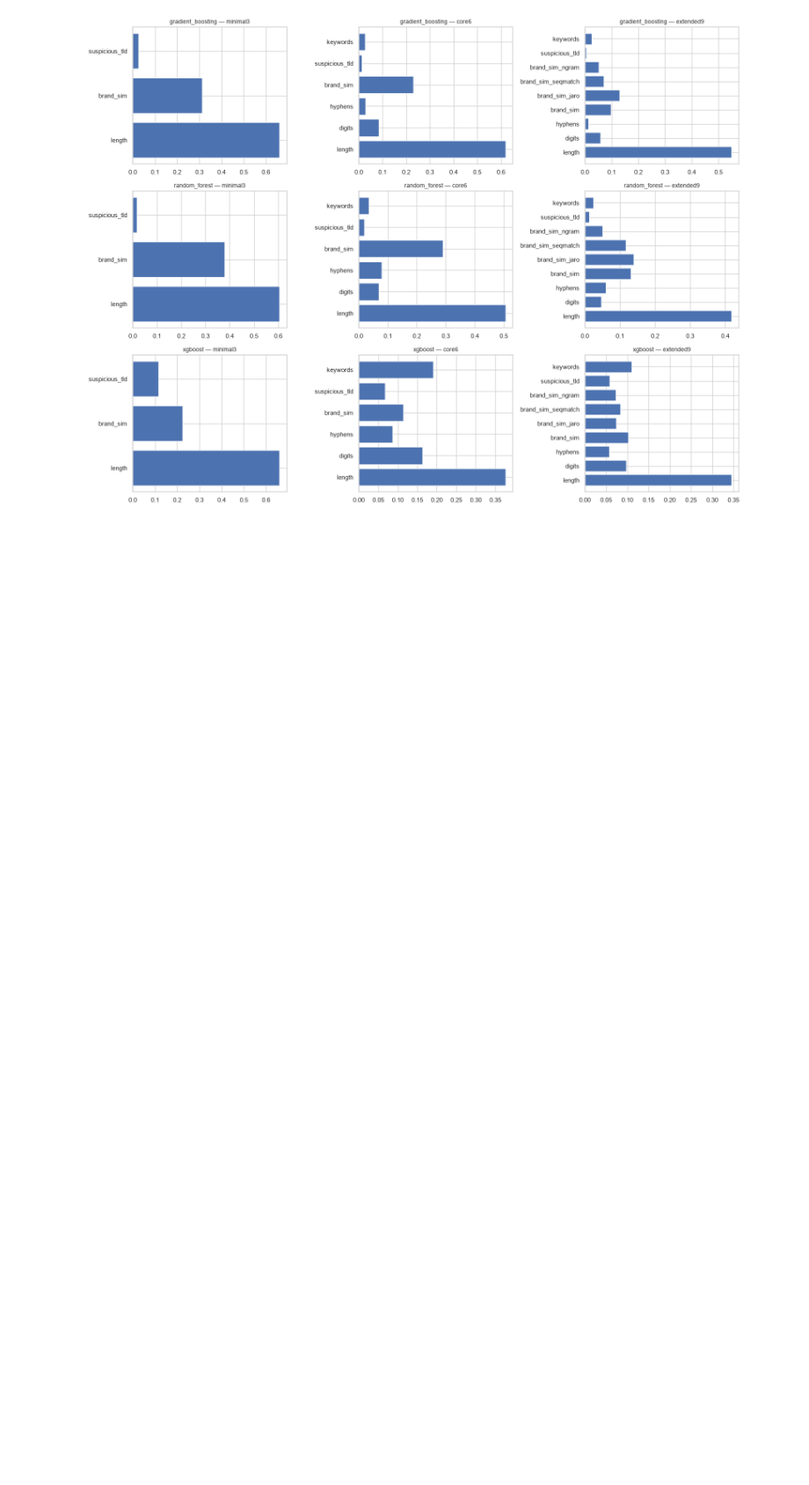
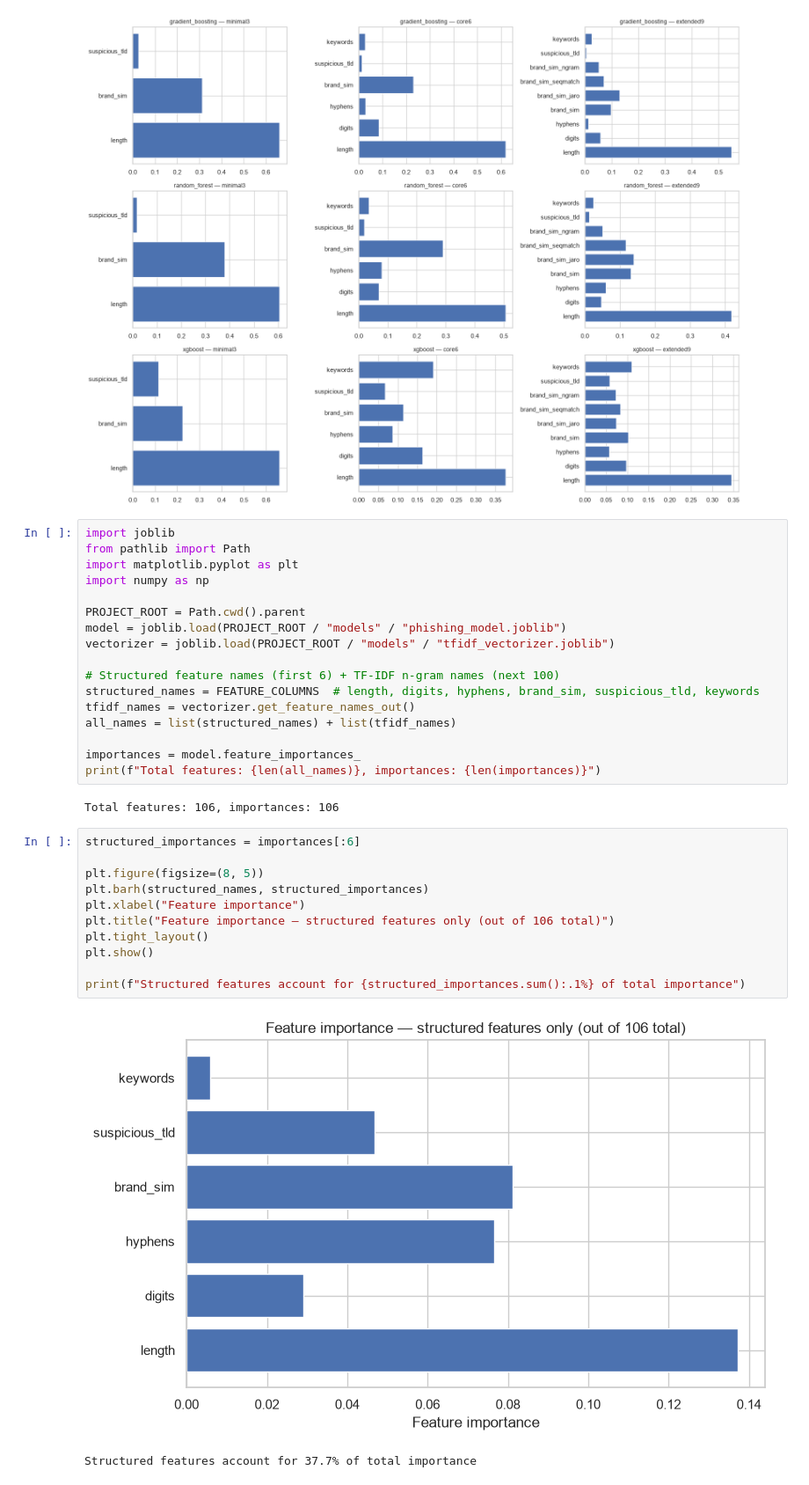
Before and after one commit to michallitwin/phishguard-live, a Jupyter notebook: notebooks/eda.ipynb, the cells around one changed output. Shown at 88% size. Saved outputs shown, nothing was run; the diff lists cells and outputs as text; blank space fills up the shorter version.

```diff
--- a/notebooks/eda.ipynb
+++ b/notebooks/eda.ipynb
@@ -306,3 +307,36 @@ plt.tight_layout()
 plt.show()
 # %% [output]
 [figure]
+# %%
+import joblib
+from pathlib import Path
+import matplotlib.pyplot as plt
+import numpy as np
+
+PROJECT_ROOT = Path.cwd().parent
+model = joblib.load(PROJECT_ROOT / "models" / "phishing_model.joblib")
+vectorizer = joblib.load(PROJECT_ROOT / "models" / "tfidf_vectorizer.joblib")
+
+# Structured feature names (first 6) + TF-IDF n-gram names (next 100)
+structured_names = FEATURE_COLUMNS  # length, digits, hyphens, brand_sim, suspicious_tld, keywords
+tfidf_names = vectorizer.get_feature_names_out()
+all_names = list(structured_names) + list(tfidf_names)
+
+importances = model.feature_importances_
+print(f"Total features: {len(all_names)}, importances: {len(importances)}")
+# %% [output]
+Total features: 106, importances: 106
+# %%
+structured_importances = importances[:6]
+
+plt.figure(figsize=(8, 5))
+plt.barh(structured_names, structured_importances)
+plt.xlabel("Feature importance")
+plt.title("Feature importance — structured features only (out of 106 total)")
+plt.tight_layout()
+plt.show()
+
+print(f"Structured features account for {structured_importances.sum():.1%} of total importance")
+# %% [output]
+[figure, added]
+Structured features account for 37.7% of total importance
```
Also changed, not shown: parts of 14 cells of this notebook, 8 other files.
